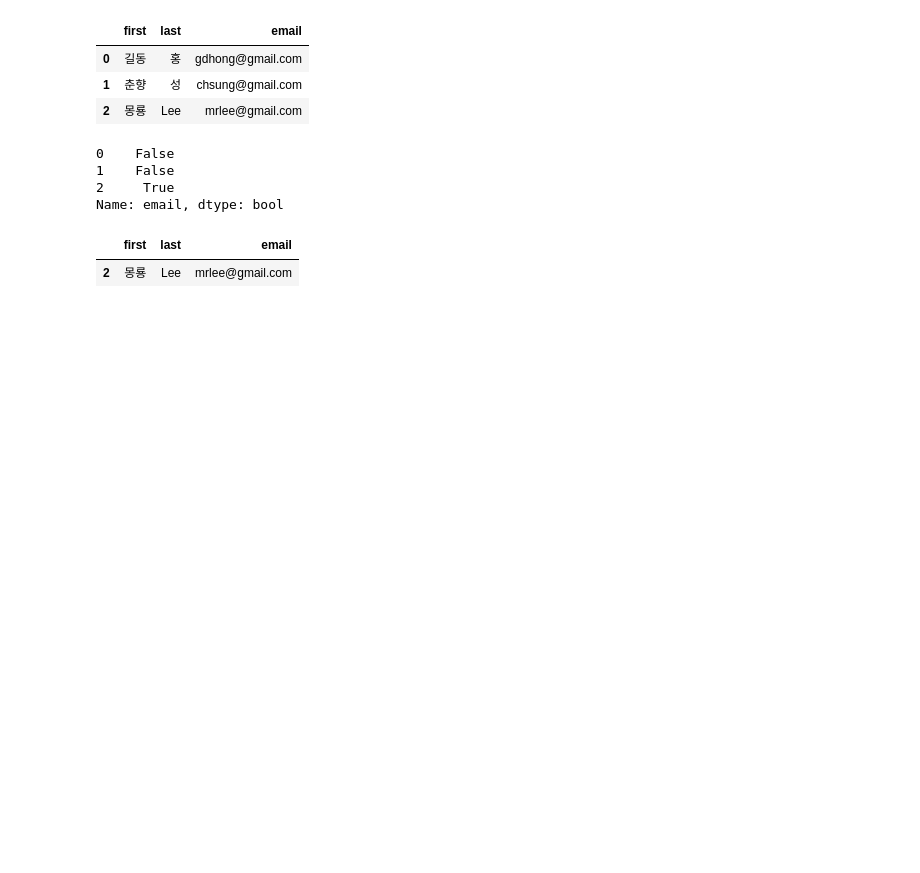
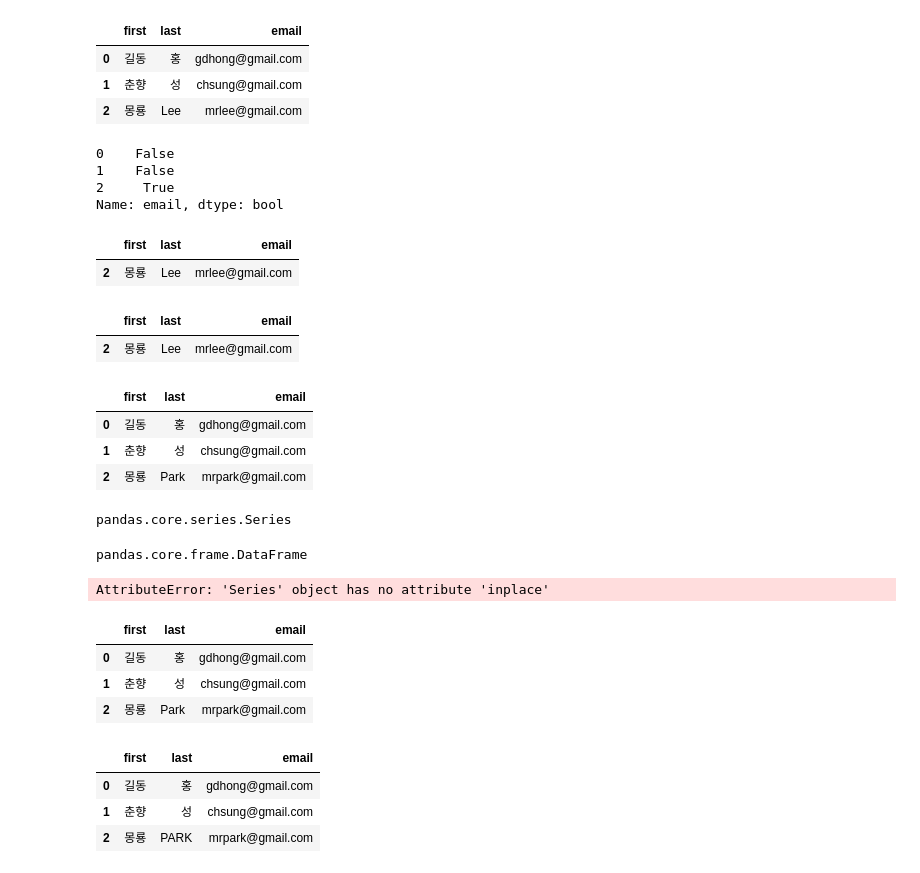
Before and after one commit to LeastKIds/jupyter_notebook, a Jupyter notebook: pandas_update_rows_columns(0923).ipynb, the cells around one changed output. Drawn from its saved outputs; the diff is of its cells as text; code cells hidden in the pictures; blank space fills up the shorter version.

```diff
--- a/pandas_update_rows_columns(0923).ipynb
+++ b/pandas_update_rows_columns(0923).ipynb
@@ -151,0 +154,33 @@ df[df['email'] == 'mrlee@gmail.com']
+# %%
+df[filt]
+# %% [output]
+|  | first | last | email |
+| 2 | 몽룡 | Lee | mrlee@gmail.com |
+# %%
+filt = df['first'] == '몽룡'
+df.loc[filt,['last','email']] = ['Park','mrpark@gmail.com']
+df
+# %% [output]
+|  | first | last | email |
+| 0 | 길동 | 홍 | gdhong@gmail.com |
+| 1 | 춘향 | 성 | chsung@gmail.com |
+| 2 | 몽룡 | Park | mrpark@gmail.com |
+# %%
+type(df['email'])
+# %% [output]
+pandas.core.series.Series
+# %%
+type(df[['email','last']])
+# %% [output]
+pandas.core.frame.DataFrame
+# %%
+df['last'].str.upper()
+# %% [output]
+AttributeError: 'Series' object has no attribute 'inplace'
+# %%
+df
+# %% [output]
+|  | first | last | email |
+| 0 | 길동 | 홍 | gdhong@gmail.com |
+| 1 | 춘향 | 성 | chsung@gmail.com |
+| 2 | 몽룡 | Park | mrpark@gmail.com |
@@ -151,0 +193,7 @@ df[df['email'] == 'mrlee@gmail.com']
+# %%
+df
+# %% [output]
+|  | first | last | email |
+| 0 | 길동 | 홍 | gdhong@gmail.com |
+| 1 | 춘향 | 성 | chsung@gmail.com |
+| 2 | 몽룡 | PARK | mrpark@gmail.com |
```
Also changed, not shown: parts of 30 cells of this notebook.
